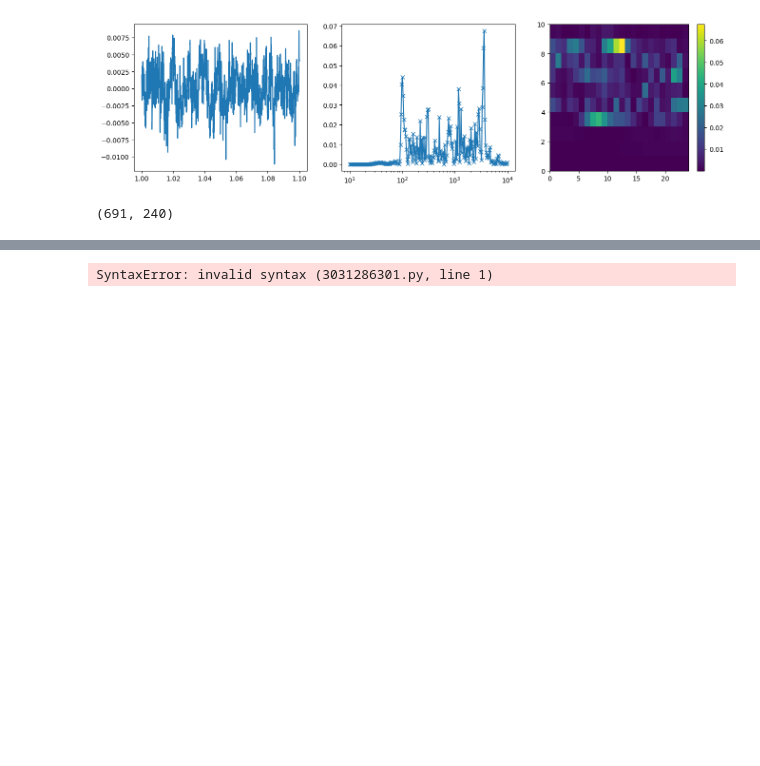
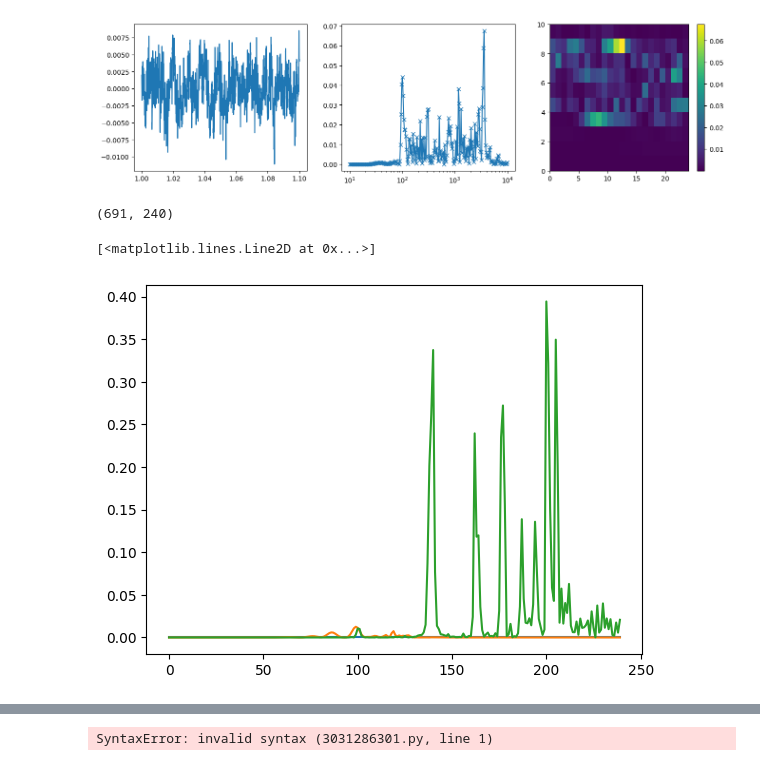
Before and after one commit to ajakovac/Mikrofonok, a Jupyter notebook: analysis.ipynb, the cells around one changed output, grey strips where cells are left out. Saved outputs shown, nothing was run; the diff lists cells and outputs as text; code cells hidden in the pictures; blank space fills up the shorter version.

```diff
--- a/analysis.ipynb
+++ b/analysis.ipynb
@@ -74,3 +74,10 @@ maximum = 3585.43 Hz
 spect.spectrum_data.shape
 # %% [output]
 (691, 240)
+# %%
+plt.plot(spect.spectrum_data[-1,:])
+plt.plot(spect.spectrum_data[0])
+plt.plot(spect.spectrum_data[int(12/spect.timestep)])
+# %% [output]
+[<matplotlib.lines.Line2D at 0x...>]
+[figure, added]
```
Also changed, not shown: parts of 2 cells of this notebook, 1 other file.
